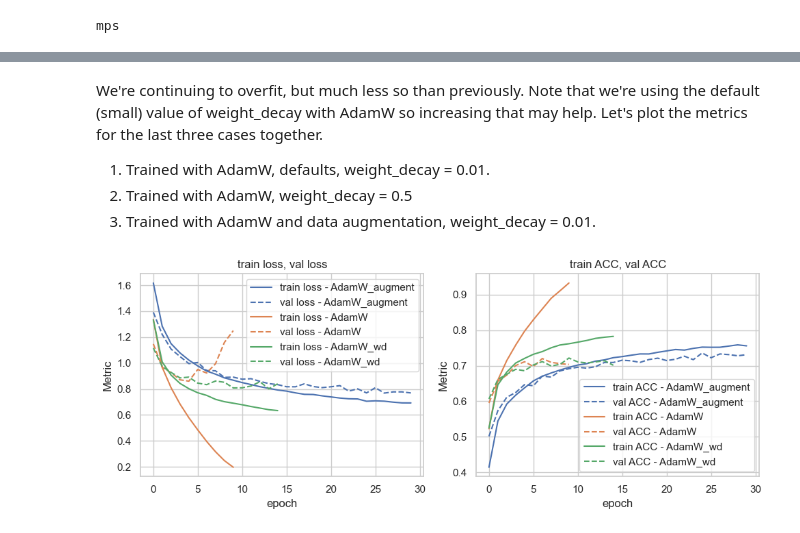
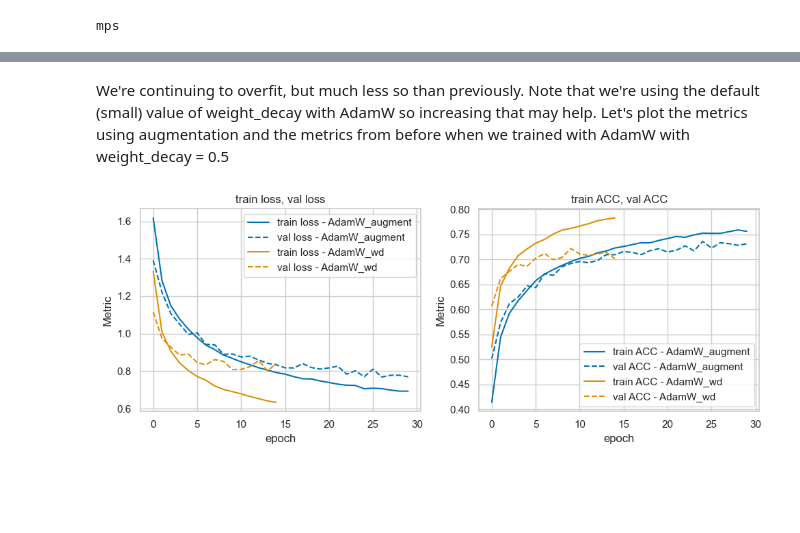
Before and after one commit to nkoranda97/DS776, a Jupyter notebook: Lesson_03_Better_Training/L03_3_Augmentation_with_CIFAR10.ipynb, the cells around one changed output, grey strips where cells are left out. Saved outputs shown, nothing was run; the diff lists cells and outputs as text; code cells hidden in the pictures; blank space fills up the shorter version.

```diff
--- a/Lesson_03_Better_Training/L03_3_Augmentation_with_CIFAR10.ipynb
+++ b/Lesson_03_Better_Training/L03_3_Augmentation_with_CIFAR10.ipynb
@@ -765,17 +291,14 @@ plot_training_metrics(AdamW_augment, [['train loss', 'val loss'], ['train ACC',
 # %% [markdown]
-We're continuing to overfit, but much less so than previously.  Note that we're using the default (small) value of weight_decay with AdamW so increasing that may help.  Let's plot the metrics for the last three cases together.
-1. Trained with AdamW, defaults, weight_decay = 0.01.
-2. Trained with AdamW, weight_decay = 0.5
-3. Trained with AdamW and data augmentation, weight_decay = 0.01.
+We're continuing to overfit, but much less so than previously.  Note that we're using the default (small) value of weight_decay with AdamW so increasing that may help.  Let's plot the metrics using augmentation and the metrics from before when we trained with AdamW with weight_decay = 0.5
 # %%
-ckpt_file = 'models/model_CIFAR10_AdamW_defaults.pt'
-AdamW = load_results(ckpt_file)
+ckpt_file = 'models/model_CIFAR10_AdamW_augment.pt'
+AdamW_augment = load_results(ckpt_file)
 
 ckpt_file = 'models/model_CIFAR10_AdamW_wd.pt'
 AdamW_wd = load_results(ckpt_file)
 
-plot_training_metrics([AdamW_augment,AdamW,AdamW_wd],
+plot_training_metrics([AdamW_augment,AdamW_wd],
                       [['train loss', 'val loss'], ['train ACC', 'val ACC']],
-                      df_labels=['AdamW_augment', 'AdamW', 'AdamW_wd'])
+                      df_labels=['AdamW_augment', 'AdamW_wd'])
 # %% [output]
-[figure, old version]
+[figure, new version]
```
Also changed, not shown: parts of 51 cells of this notebook, 10 other files.
